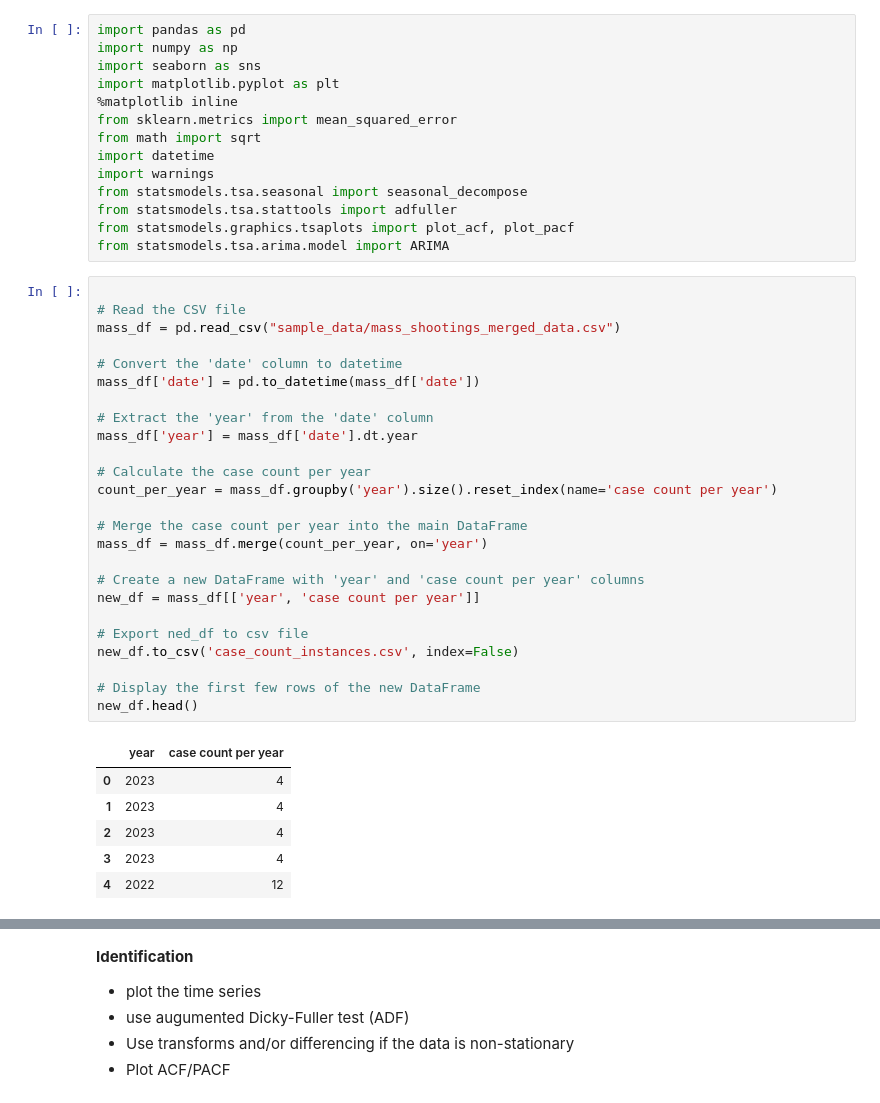
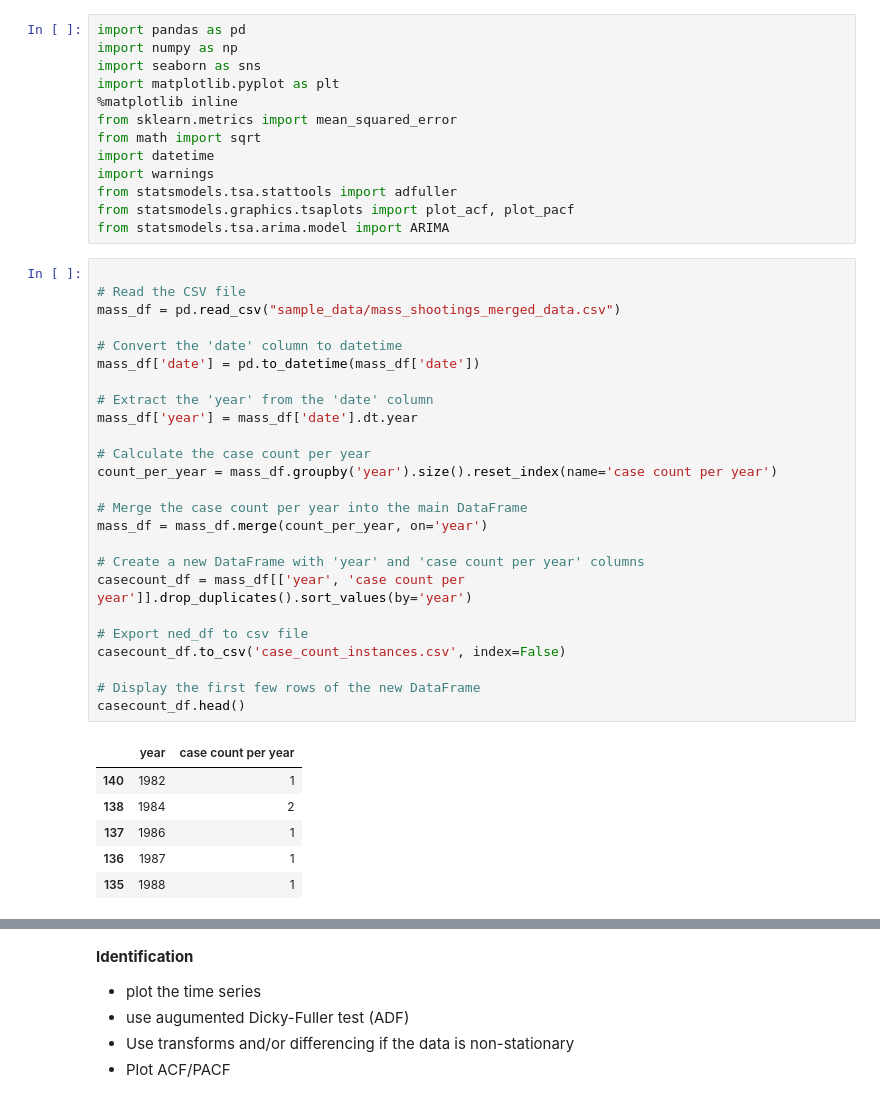
Before and after one commit to the-liat/project-4, a Jupyter notebook: Notebooks/Mass_shootings_forecastARIMA.ipynb, the cells around one changed output, grey strips where cells are left out. Drawn from its saved outputs; the diff is of its cells as text.

```diff
--- a/Notebooks/Mass_shootings_forecastARIMA.ipynb
+++ b/Notebooks/Mass_shootings_forecastARIMA.ipynb
@@ -8,39 +8,38 @@ from sklearn.metrics import mean_squared_error
 from math import sqrt
 import datetime
 import warnings
-from statsmodels.tsa.seasonal import seasonal_decompose
 from statsmodels.tsa.stattools import adfuller
 from statsmodels.graphics.tsaplots import plot_acf, plot_pacf
 from statsmodels.tsa.arima.model import ARIMA
 # %%
 
 # Read the CSV file
 mass_df = pd.read_csv("sample_data/mass_shootings_merged_data.csv")
 
 # Convert the 'date' column to datetime
 mass_df['date'] = pd.to_datetime(mass_df['date'])
 
 # Extract the 'year' from the 'date' column
 mass_df['year'] = mass_df['date'].dt.year
 
 # Calculate the case count per year
 count_per_year = mass_df.groupby('year').size().reset_index(name='case count per year')
 
 # Merge the case count per year into the main DataFrame
 mass_df = mass_df.merge(count_per_year, on='year')
 
 # Create a new DataFrame with 'year' and 'case count per year' columns
-new_df = mass_df[['year', 'case count per year']]
+casecount_df = mass_df[['year', 'case count per year']].drop_duplicates().sort_values(by='year')
 
 # Export ned_df to csv file
-new_df.to_csv('case_count_instances.csv', index=False)
+casecount_df.to_csv('case_count_instances.csv', index=False)
 
 # Display the first few rows of the new DataFrame
-new_df.head()
+casecount_df.head()
 # %% [output]
 |  | year | case count per year |
-| 0 | 2023 | 4 |
-| 1 | 2023 | 4 |
-| 2 | 2023 | 4 |
-| 3 | 2023 | 4 |
-| 4 | 2022 | 12 |
+| 140 | 1982 | 1 |
+| 138 | 1984 | 2 |
+| 137 | 1986 | 1 |
+| 136 | 1987 | 1 |
+| 135 | 1988 | 1 |
```
Also changed, not shown: parts of 27 cells of this notebook, 10 other files.
